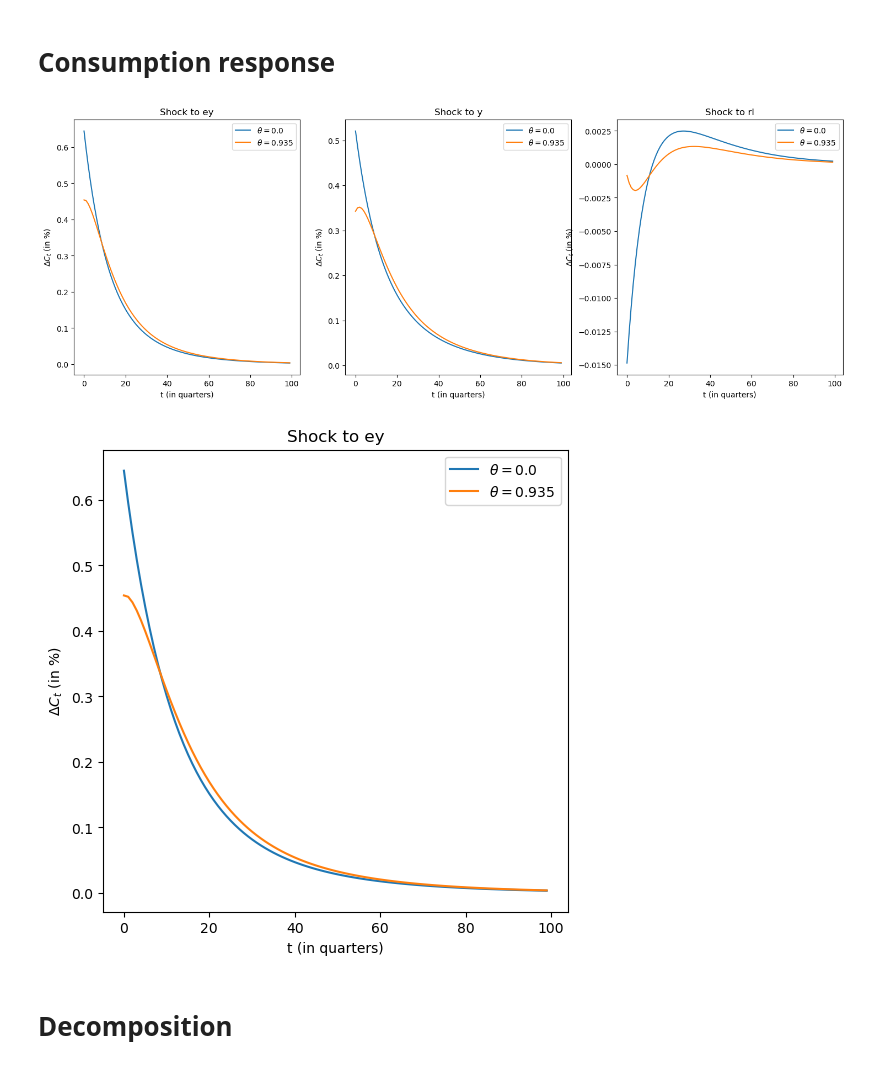
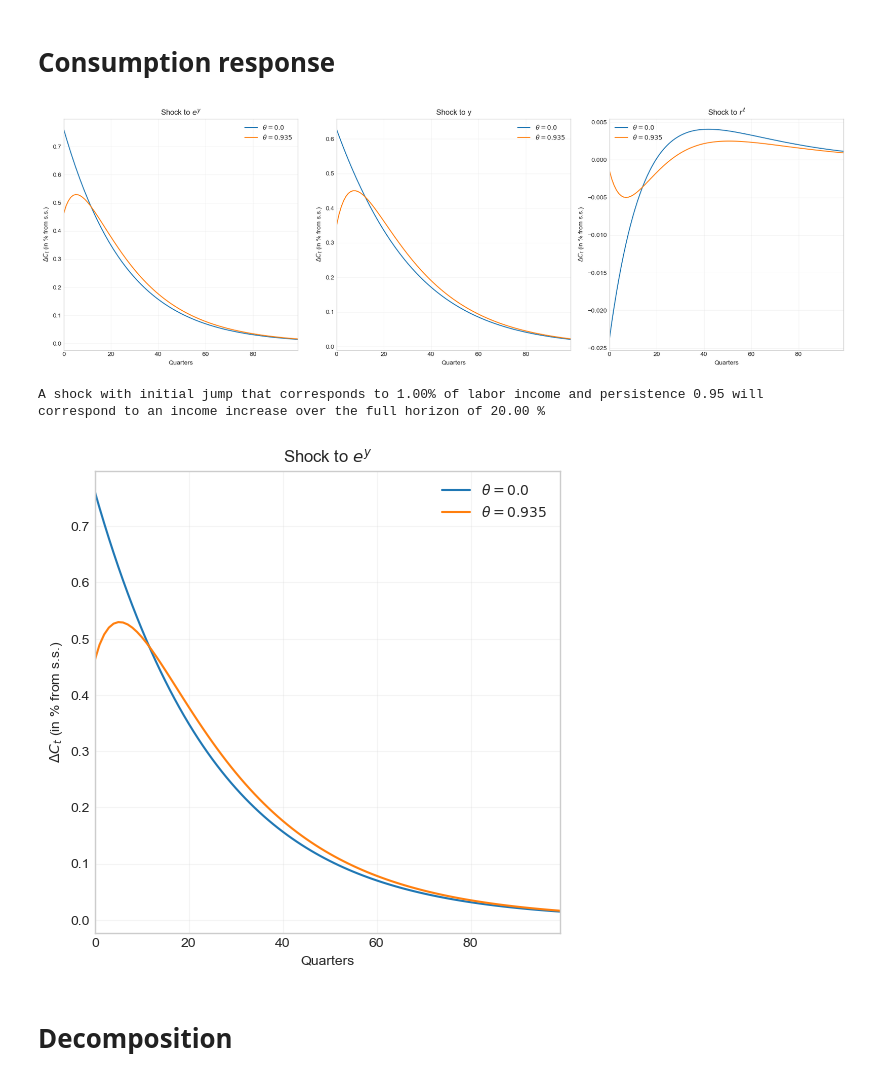
Before and after one commit to YanWin/StickyInformationHANK, a Jupyter notebook: notebooks/Replication_Notebooks/MPC_iMPC_matching.ipynb, the cells around one changed output. Saved outputs shown, nothing was run; the diff lists cells and outputs as text; code cells hidden in the pictures.

```diff
--- a/notebooks/Replication_Notebooks/MPC_iMPC_matching.ipynb
+++ b/notebooks/Replication_Notebooks/MPC_iMPC_matching.ipynb
@@ -10,11 +10,17 @@
 
 import numpy as np
 import matplotlib.pyplot as plt
+import matplotlib as mpl
 from copy import deepcopy
 from scipy.optimize import newton
 from consav.markov import log_rouwenhorst
 from tabulate import tabulate
 
+mpl.rcParams['axes.grid'] = True
+mpl.rcParams['axes.grid.which'] = 'major'
+mpl.rcParams['grid.linestyle'] = '-'
+mpl.rcParams['grid.alpha'] = 0.2
+
 # from HANKStickyModel import HANKStickyModelClass
 from HA_simple import HAsimpleModel
 # %% [markdown]
@@ -88,22 +94,25 @@ model.par.inattention = model_sticky.par.inattention
 model_sticky.jac_hh= model._compute_sticky_jacs_hh(model.jac_hh)
 model.par.inattention = 0.0
 # %%
-def plot_PE_hh(model_list, label_list, compare_outputs, compare_inputs, plot_periods, shocks_jump, shocks_rho):
+def plot_PE_hh(model_list, label_list, compare_outputs, compare_inputs, plot_periods, shocks_jump, shocks_rho, title_list=None):
 
     nrows = len(compare_outputs)
     ncols = len(compare_inputs)
 
     fig, axs = plt.subplots(nrows=nrows, ncols=ncols, figsize=(6*ncols, 6*nrows), dpi=100)
 
-    fig = plotter_PE(fig, model_list, label_list, compare_outputs, compare_inputs, plot_periods, shocks_jump, shocks_rho)
+    fig = plotter_PE(fig, model_list, label_list, compare_outputs, compare_inputs, plot_periods, shocks_jump, shocks_rho, title_list=title_list)
 
     return fig
 
-def plotter_PE(fig, model_list, label_list, compare_outputs, compare_inputs, plot_periods, shocks_jump=0.01, shocks_rho=0.9, shock_series=None, linestyle='-', decompose=False):
+def plotter_PE(fig, model_list, label_list, compare_outputs, compare_inputs, plot_periods, shocks_jump=0.01, shocks_rho=0.95, shock_series=None, linestyle='-', decompose=False, title_list=None):
 
     fig_i = 0
 
     use_custom_series = True if isinstance(shock_series, np.ndarray) else False
+
+    if title_list == None:
+        title_list = compare_inputs
 
     for output in compare_outputs:
         for i_s, shock in enumerate(compare_inputs):
@@ -114,11 +123,11 @@ def plotter_PE(fig, model_list, label_list, compare_outputs, compare_inputs, plo
 
             ax = fig.axes[fig_i]
             fig_i += 1
-            ax.set_title(f'Shock to {shock}')
+            ax.set_title(f'Shock to {title_list[i_s]}')
             # ax.set_title(f'{shock}_shock on {output} (in %)')
-            ax.set_xlabel('t (in quarters)')
+            ax.set_xlabel('Quarters')
             y_label = output.split('_')[0]
-            ax.set_ylabel(f'$\Delta {y_label}_t$ (in %)')
+            ax.set_ylabel(f'$\Delta {y_label}_t$ (in % from s.s.)')
 
             for i_m, m in enumerate(model_list):
                 jac = m.jac_hh[(output, shock)].copy()
@@ -130,6 +139,7 @@ def plotter_PE(fig, model_list, label_list, compare_outputs, compare_inputs, plo
                 if decompose:
                     decompose_PE(ax, m, (output, shock), shock_series, ss_value, plot_periods)
             ax.legend()
+            ax.set_xlim([0,plot_periods-1])
 
     return fig
 
@@ -172,27 +182,36 @@ def decompose_PE(ax, model, output_input, shock_series, ss_value, plot_periods):
     ax.plot(np.arange(plot_periods), (IRF_anticip[:plot_periods] / ss_value)*100, label=f"anticipation", linestyle="--")
 
     ax.plot(np.arange(plot_periods), (IRF_expost[:plot_periods] / ss_value)*100, label=f"ex-post", linestyle="--")
+
+    ax.set_xlim([0,plot_periods-1])
 # %%
 model_list = [model, model_sticky]
 label_list = [f'$\\theta = {model_list[0].par.inattention}$', f'$\\theta = {model_list[1].par.inattention}$']
+title_list = ['$e^y$', 'y', '$r^{\ell}$']
 
 compare_outputs = ['C_hh']
 compare_inputs = ['ey', 'y', 'rl']
 
 plot_periods = 100 # model.par.T
 
 # 1 % jump in income
 ss = model_sticky.ss
 
 shocks_jump = [0.01 * ss.y, 0.01 * ss.y, 0.01 * abs(ss.rl)]
-shocks_rho = [0.90, 0.90, 0.90]
+shocks_rho = [0.95, 0.95, 0.95]
 # shocks_jump = [0.01 * (1 - ss.tau) * ss.wN, -0.01 * ss.tau, 0.01*ss.wN, 0.01 * abs(ss.rl), 0.01 * ss.ra]
 # shocks_rho =[0.966, 0.966, 0.966, 0.966, 0.966]
 
-fig = plot_PE_hh(model_list, label_list, compare_outputs, compare_inputs, plot_periods, shocks_jump, shocks_rho)
+fig = plot_PE_hh(model_list, label_list, compare_outputs, compare_inputs, plot_periods, shocks_jump, shocks_rho, title_list=title_list)
 # fig = plotter_PE(fig, [model], ['no intertemp'], compare_outputs, compare_inputs, plot_periods, shocks_jump, shocks_rho, decompose=True)
+fig.tight_layout()
 # %% [output]
-[figure, old version]
+[figure, new version]
+# %%
+d_ey = shocks_jump[0] * 0.95 ** np.arange(model.par.T)
+print(f'A shock with initial jump that corresponds to {shocks_jump[0] / ss.y * 100:.2f}% of labor income and persistence {0.95:.2f} will correspond to an income increase over the full horizon of {d_ey.sum() / ss.y*100:.2f} %')
+# %% [output]
+A shock with initial jump that corresponds to 1.00% of labor income and persistence 0.95 will correspond to an income increase over the full horizon of 20.00 %
 # %%
 compare_inputs = ['ey']
 
@@ -201,9 +220,9 @@ plot_periods = 100 # model.par.T
 # 1 % jump in income
 ss = model_sticky.ss
 
-fig = plot_PE_hh(model_list, label_list, compare_outputs, compare_inputs, plot_periods, shocks_jump, shocks_rho)
+fig = plot_PE_hh(model_list, label_list, compare_outputs, compare_inputs, plot_periods, shocks_jump, shocks_rho, title_list=['$e^y$'])
 # %% [output]
-[figure, old version]
+[figure, new version]
 # %% [markdown]
 # Decomposition
 # %%
```
Also changed, not shown: parts of 38 cells of this notebook, 9 other files.
